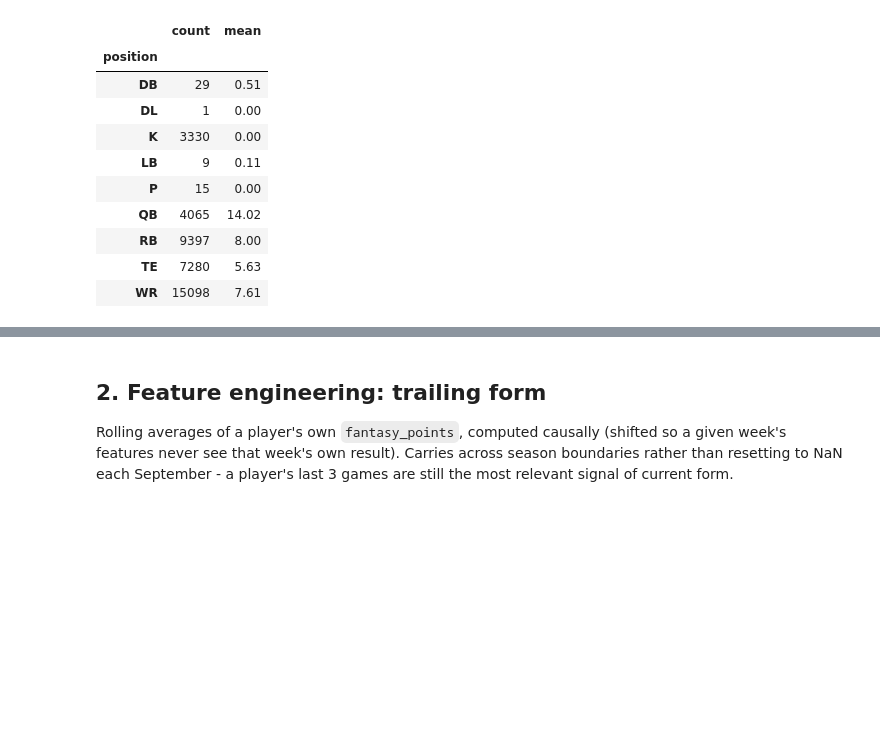
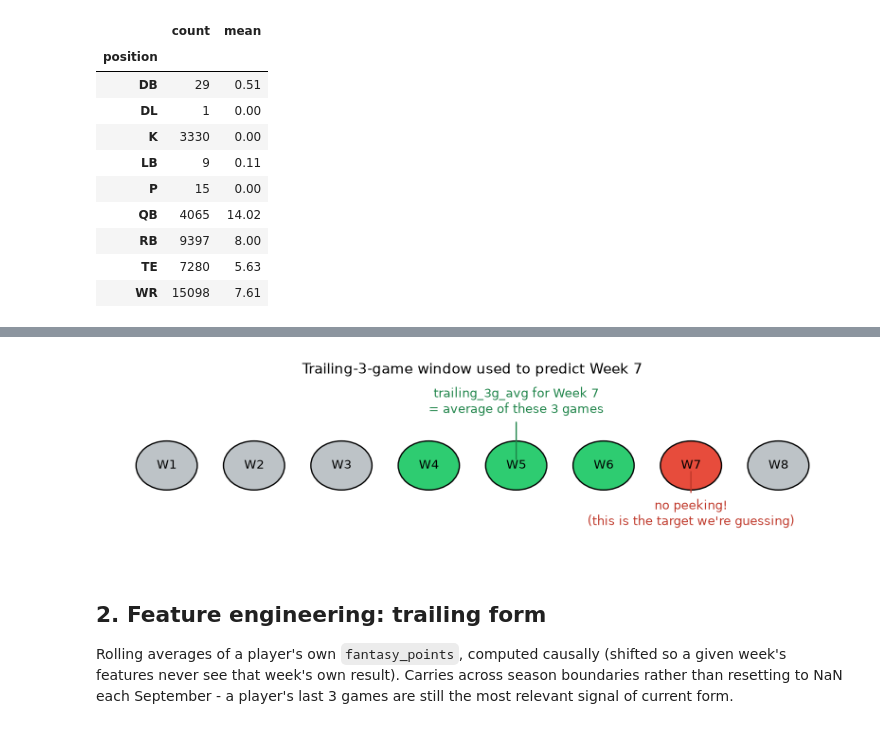
Before and after one commit to khylecalimlim/ESPNFantasyPredictor, a Jupyter notebook: notebooks/02_projection_model.ipynb, the cells around one changed output, grey strips where cells are left out. Drawn from its saved outputs; the diff is of its cells as text; code cells hidden in the pictures; blank space fills up the shorter version.

```diff
--- a/notebooks/02_projection_model.ipynb
+++ b/notebooks/02_projection_model.ipynb
@@ -60,3 +66,36 @@ player_week.groupby("position")["fantasy_points"].agg(["count", "mean"]).round(2
+# %%
+import matplotlib.pyplot as plt
+
+fig, ax = plt.subplots(figsize=(10, 2.3))
+current_week = 7
+window = 3
+for w in range(1, 9):
+    if w == current_week:
+        color, label = "#e74c3c", "predicting\nthis one"
+    elif current_week - window <= w < current_week:
+        color, label = "#2ecc71", "allowed to\nlook at"
+    else:
+        color, label = "#bdc3c7", None
+    ax.add_patch(plt.Circle((w, 0), 0.35, color=color, ec="black", zorder=3))
+    ax.text(w, 0, f"W{w}", ha="center", va="center", fontsize=9, zorder=4)
+
+ax.annotate(
+    "trailing_3g_avg for Week 7\n= average of these 3 games", xy=(5, 0.05), xytext=(5, 0.75),
+    ha="center", fontsize=9, color="#1e8449",
+    arrowprops=dict(arrowstyle="-", color="#1e8449", lw=1),
+)
+ax.annotate(
+    "no peeking!\n(this is the target we're guessing)", xy=(current_week, -0.05), xytext=(current_week, -0.85),
+    ha="center", fontsize=9, color="#c0392b",
+    arrowprops=dict(arrowstyle="-", color="#c0392b", lw=1),
+)
+ax.set_xlim(0.3, 8.7)
+ax.set_ylim(-1.2, 1.2)
+ax.axis("off")
+ax.set_title("Trailing-3-game window used to predict Week 7", fontsize=11)
+plt.show()
+# %% [output]
+[figure, added]
 # %% [markdown]
 ## 2. Feature engineering: trailing form
 
```
Also changed, not shown: parts of 13 cells of this notebook.
